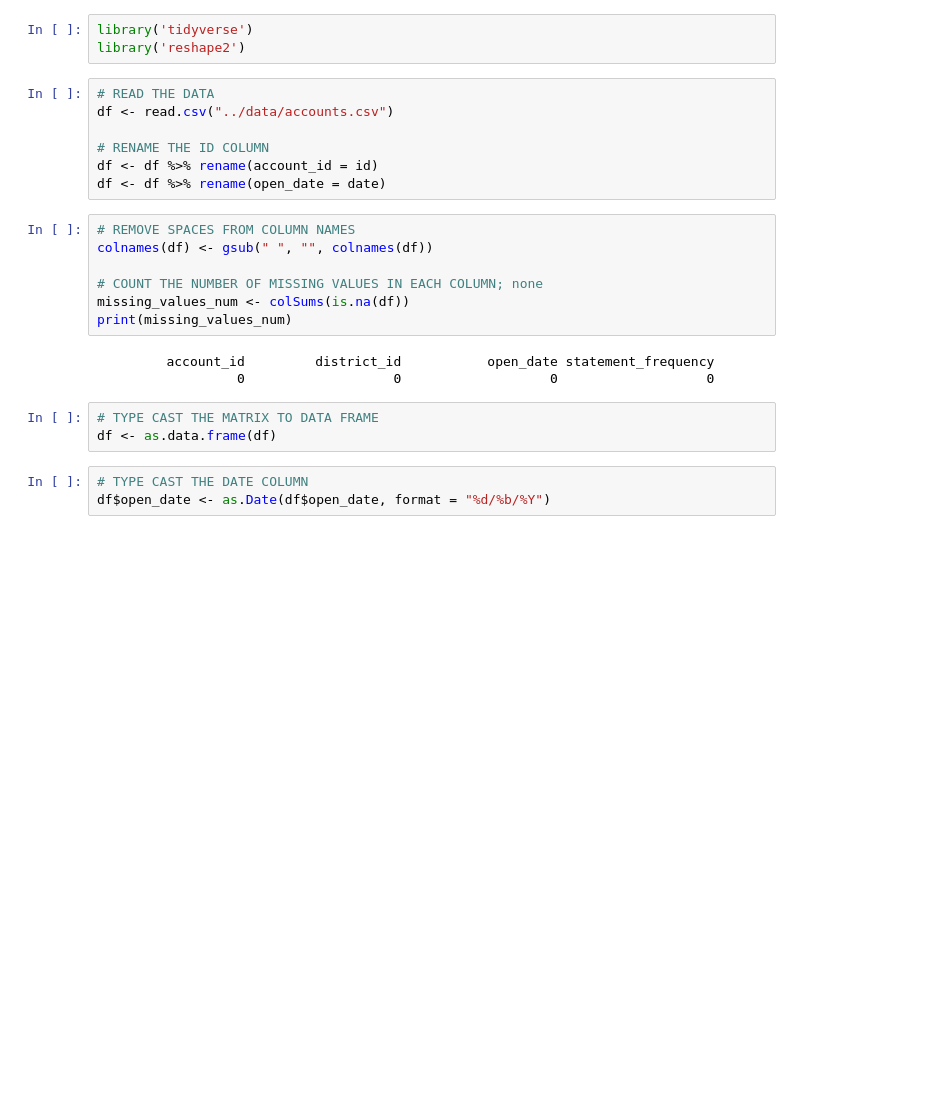
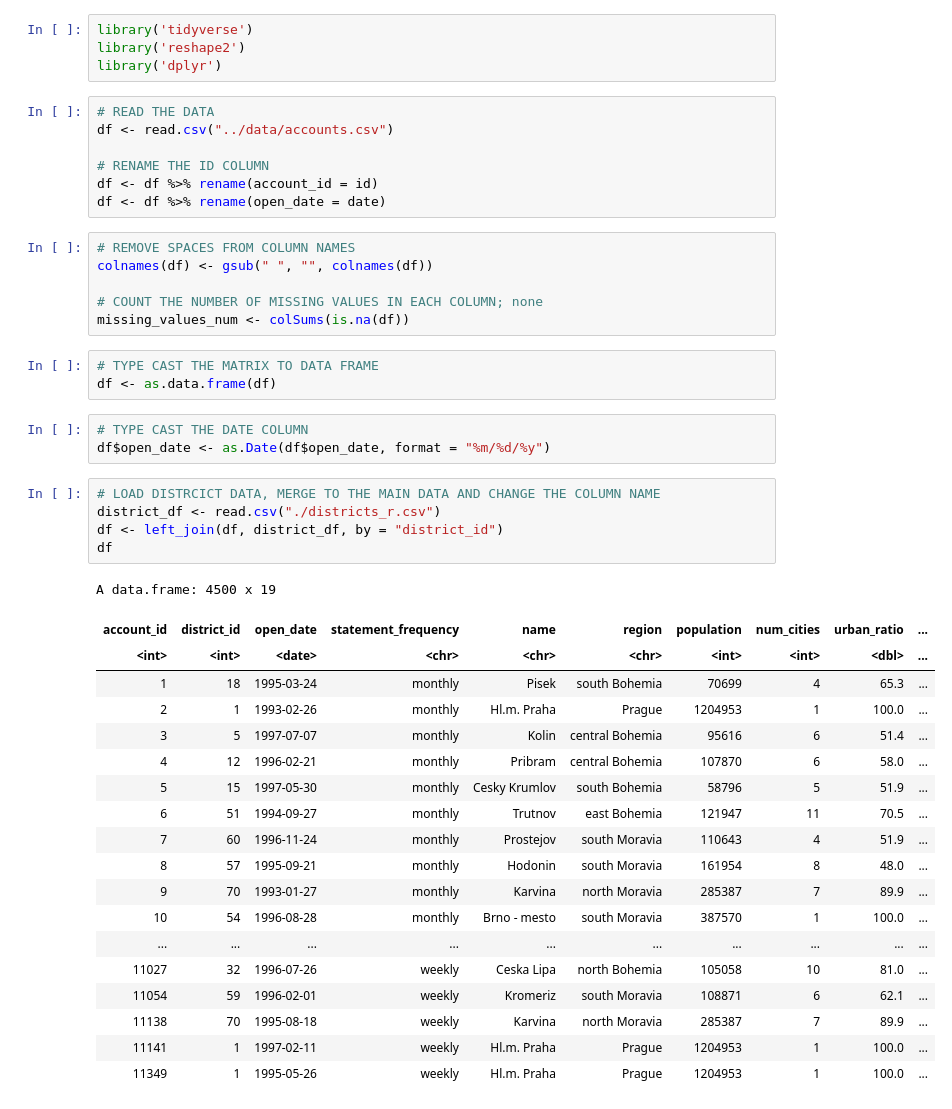
Before and after one commit to hannah-hana-kim/HW2, a Jupyter notebook: codes-and-outputs/analytical_r.ipynb, the cells around one changed output. Cells and saved outputs as stored; diff of their text form; blank space fills up the shorter version.

```diff
--- a/codes-and-outputs/analytical_r.ipynb
+++ b/codes-and-outputs/analytical_r.ipynb
@@ -1,6 +1,7 @@
 # %%
 library('tidyverse')
 library('reshape2')
+library('dplyr')
 # %%
 # READ THE DATA
 df <- read.csv("../data/accounts.csv")
@@ -14,13 +15,34 @@ colnames(df) <- gsub(" ", "", colnames(df))
 
 # COUNT THE NUMBER OF MISSING VALUES IN EACH COLUMN; none
 missing_values_num <- colSums(is.na(df))
-print(missing_values_num)
-# %% [output]
-         account_id         district_id           open_date statement_frequency
-                  0                   0                   0                   0
 # %%
 # TYPE CAST THE MATRIX TO DATA FRAME
 df <- as.data.frame(df)
 # %%
 # TYPE CAST THE DATE COLUMN
-df$open_date <- as.Date(df$open_date, format = "%d/%b/%Y")
+df$open_date <- as.Date(df$open_date, format = "%m/%d/%y")
+# %%
+# LOAD DISTRCICT DATA, MERGE TO THE MAIN DATA AND CHANGE THE COLUMN NAME
+district_df <- read.csv("./districts_r.csv")
+df <- left_join(df, district_df, by = "district_id")
+df
+# %% [output]
+A data.frame: 4500 x 19
+| account_id | district_id | open_date | statement_frequency | name | region | population | num_cities | urban_ratio | ... |
+| <int> | <int> | <date> | <chr> | <chr> | <chr> | <int> | <int> | <dbl> | ... |
+| 1 | 18 | 1995-03-24 | monthly | Pisek | south Bohemia | 70699 | 4 | 65.3 | ... |
+| 2 | 1 | 1993-02-26 | monthly | Hl.m. Praha | Prague | 1204953 | 1 | 100.0 | ... |
+| 3 | 5 | 1997-07-07 | monthly | Kolin | central Bohemia | 95616 | 6 | 51.4 | ... |
+| 4 | 12 | 1996-02-21 | monthly | Pribram | central Bohemia | 107870 | 6 | 58.0 | ... |
+| 5 | 15 | 1997-05-30 | monthly | Cesky Krumlov | south Bohemia | 58796 | 5 | 51.9 | ... |
+| 6 | 51 | 1994-09-27 | monthly | Trutnov | east Bohemia | 121947 | 11 | 70.5 | ... |
+| 7 | 60 | 1996-11-24 | monthly | Prostejov | south Moravia | 110643 | 4 | 51.9 | ... |
+| 8 | 57 | 1995-09-21 | monthly | Hodonin | south Moravia | 161954 | 8 | 48.0 | ... |
+| 9 | 70 | 1993-01-27 | monthly | Karvina | north Moravia | 285387 | 7 | 89.9 | ... |
+| 10 | 54 | 1996-08-28 | monthly | Brno - mesto | south Moravia | 387570 | 1 | 100.0 | ... |
+| ... | ... | ... | ... | ... | ... | ... | ... | ... | ... |
+| 11027 | 32 | 1996-07-26 | weekly | Ceska Lipa | north Bohemia | 105058 | 10 | 81.0 | ... |
+| 11054 | 59 | 1996-02-01 | weekly | Kromeriz | south Moravia | 108871 | 6 | 62.1 | ... |
+| 11138 | 70 | 1995-08-18 | weekly | Karvina | north Moravia | 285387 | 7 | 89.9 | ... |
+| 11141 | 1 | 1997-02-11 | weekly | Hl.m. Praha | Prague | 1204953 | 1 | 100.0 | ... |
+| 11349 | 1 | 1995-05-26 | weekly | Hl.m. Praha | Prague | 1204953 | 1 | 100.0 | ... |
```
Also changed, not shown: parts of 13 cells of this notebook.
